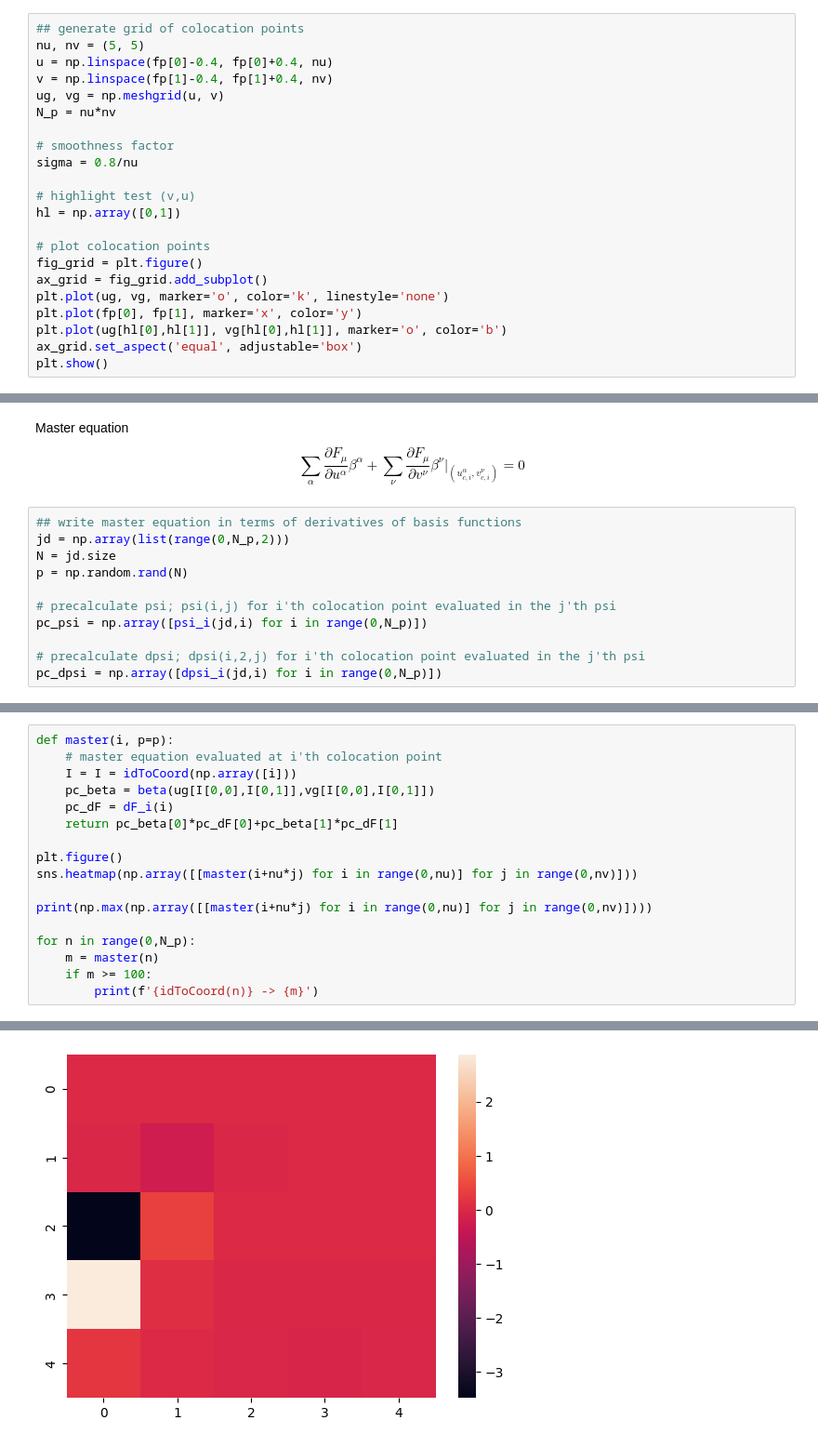
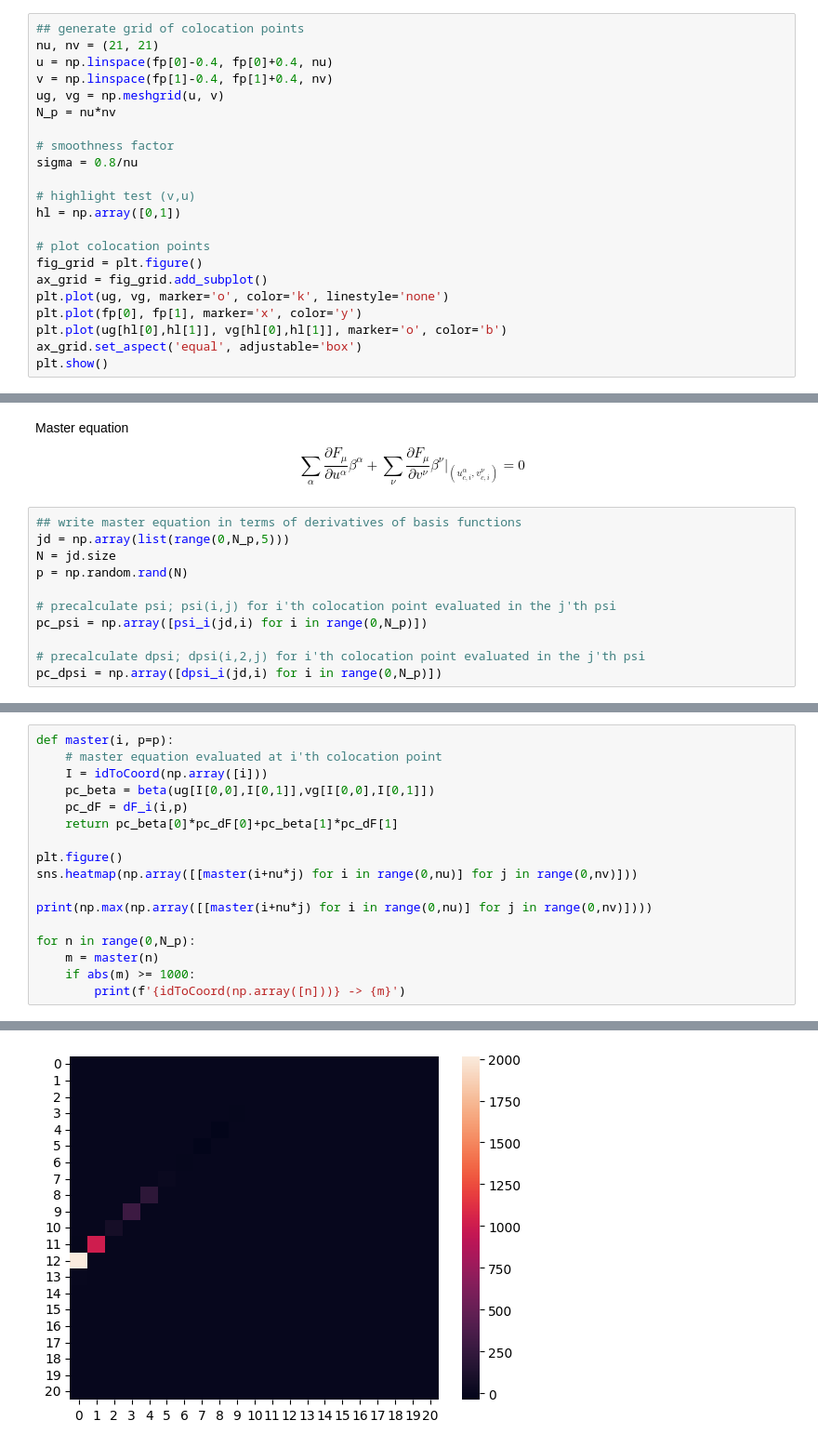
Before and after one commit to StijnCool/nast-thesis, a Jupyter notebook: Scalar field in 2D.ipynb, the cells around one changed output, grey strips where cells are left out. Shown: that part at 93% size. Drawn from its saved outputs; the diff is of its cells as text.

```diff
--- a/Scalar field in 2D.ipynb
+++ b/Scalar field in 2D.ipynb
@@ -49,7 +50,7 @@ def F_fp(u,v):
     return (172 - 137*43**0.5)*u + (215 + 137*43**0.5)*v + 49*(1003*43**0.5 - 989)/(288*math.pi)
 # %%
 ## generate grid of colocation points
-nu, nv = (5, 5)
+nu, nv = (21, 21)
 u = np.linspace(fp[0]-0.4, fp[0]+0.4, nu)
 v = np.linspace(fp[1]-0.4, fp[1]+0.4, nv)
 ug, vg = np.meshgrid(u, v)
@@ -128,7 +129,7 @@ Master equation
 $$ \sum_{\alpha} \frac{\partial F_{\mu}}{\partial u^{\alpha}} \beta^{\alpha} + \sum_{\nu} \frac{\partial F_{\mu}}{\partial v^{\nu}} \beta^{\nu} \Bigg\rvert_{(u^{\alpha}_{c,i},v^{\nu}_{c,i})} = 0 $$
 # %%
 ## write master equation in terms of derivatives of basis functions
-jd = np.array(list(range(0,N_p,2)))
+jd = np.array(list(range(0,N_p,5)))
 N = jd.size
 p = np.random.rand(N)
 
@@ -167,9 +168,9 @@ sns.heatmap(np.array([[dF_i(i+nu*j)[1] for i in range(0,nu)] for j in range(0,nv
 # %%
 def master(i, p=p):
     # master equation evaluated at i'th colocation point
-    I = I = idToCoord(np.array([i]))
+    I = idToCoord(np.array([i]))
     pc_beta = beta(ug[I[0,0],I[0,1]],vg[I[0,0],I[0,1]])
-    pc_dF = dF_i(i)
+    pc_dF = dF_i(i,p)
     return pc_beta[0]*pc_dF[0]+pc_beta[1]*pc_dF[1]
 
 plt.figure()
@@ -179,6 +180,6 @@ print(np.max(np.array([[master(i+nu*j) for i in range(0,nu)] for j in range(0,nv
 
 for n in range(0,N_p):
     m = master(n)
-    if m >= 100:
-        print(f'{idToCoord(n)} -> {m}')
+    if abs(m) >= 1000:
+        print(f'{idToCoord(np.array([n]))} -> {m}')
 # %% [output]
@@ -186,3 +189,3 @@ for n in range(0,N_p):
-[figure, old version]
+[figure, new version]
 # %%
 ## tune p s.t. all master equations go to 0
```
Also changed, not shown: parts of 7 cells of this notebook.
